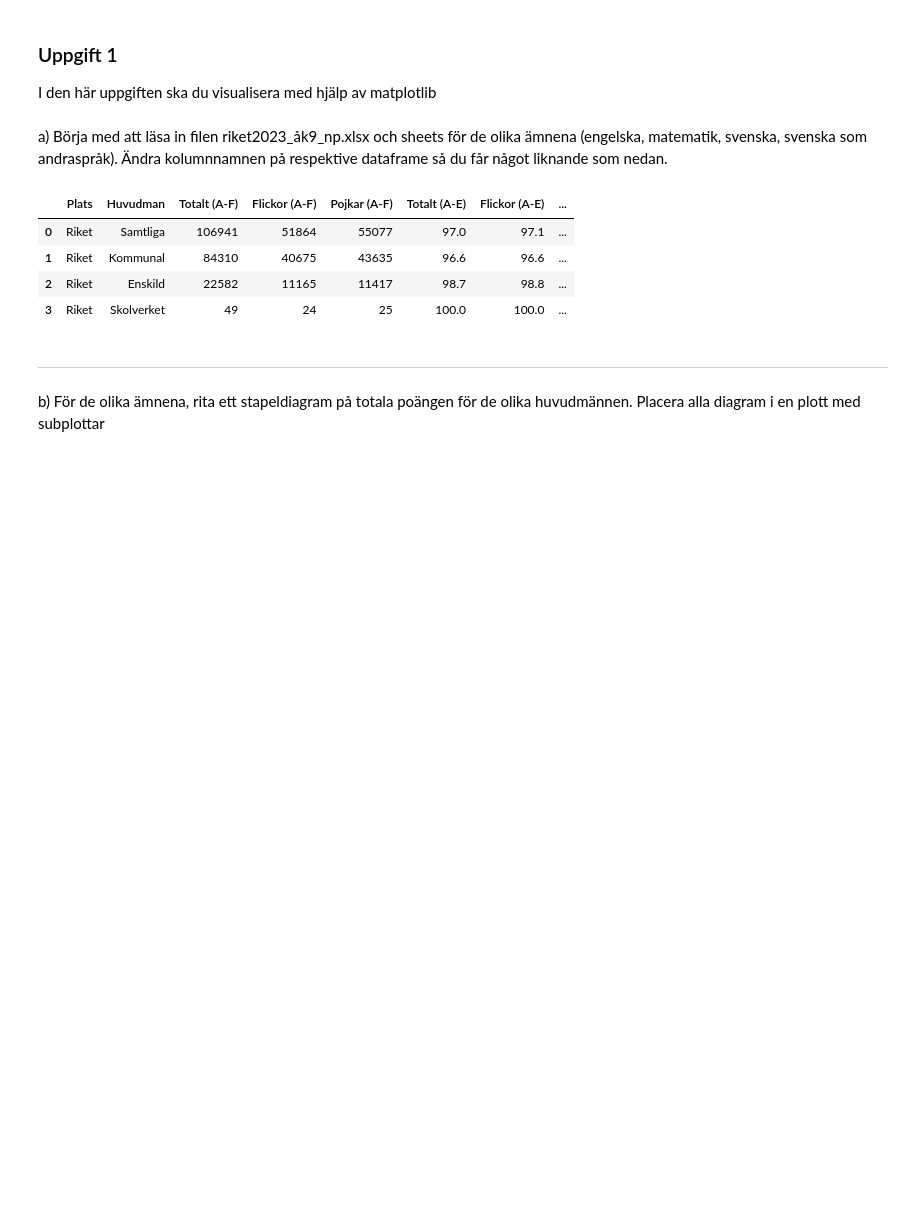
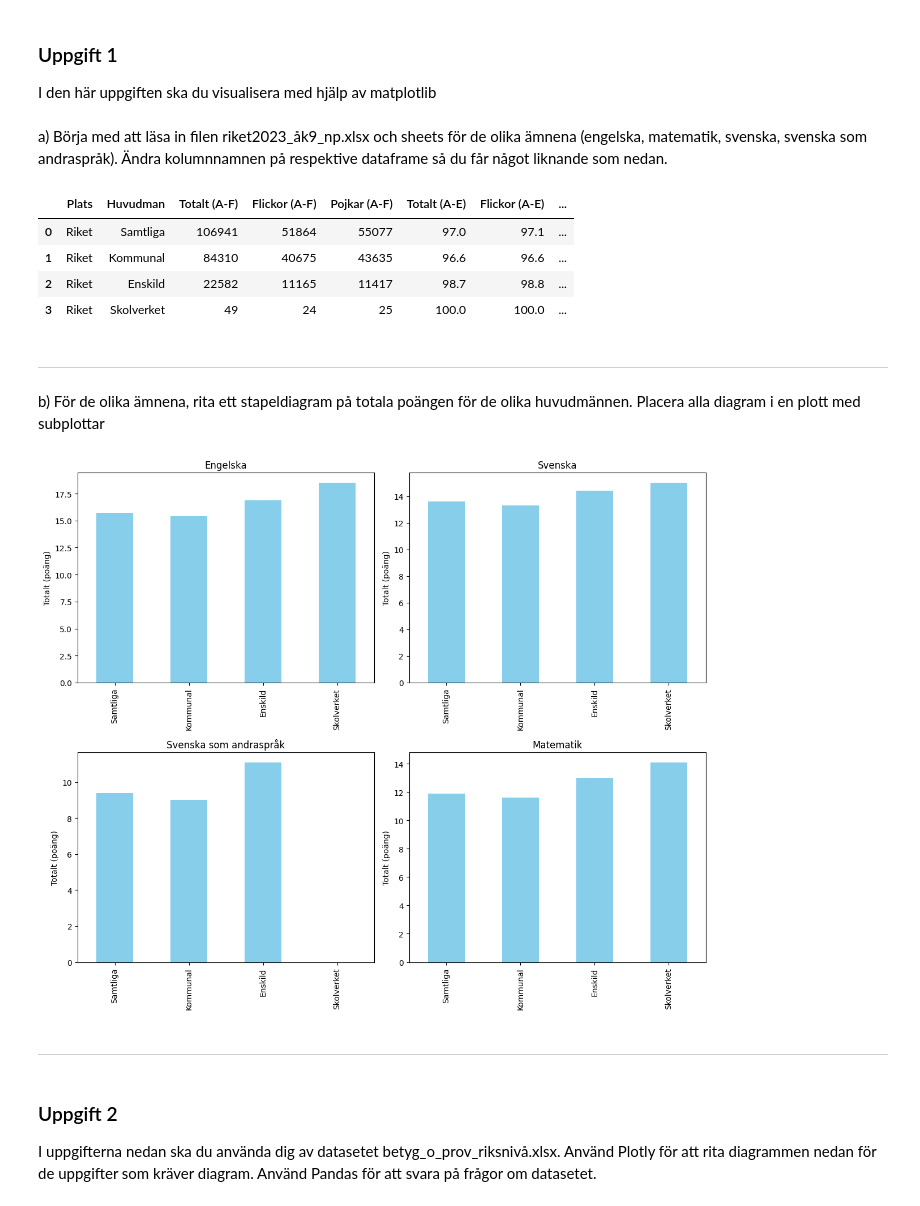
Before and after one commit to wahdanz1/OPA24_AI_Lab-2_-_Pandas_and_data_processing, a Jupyter notebook: main.ipynb, the cells around one changed output. Cells and saved outputs as stored; diff of their text form; code cells hidden in the pictures; blank space fills up the shorter version.

Commit message:
Solved step b) of task 1, and modified the code for step a) to replace '..' with '0' in one of the sheets

```diff
--- a/main.ipynb
+++ b/main.ipynb
@@ -29,6 +29,8 @@ df_list = [df_eng, df_sve, df_sve_andra, df_matte]
 # Rename the columns in all the dataframes
 for df in df_list:
     df.columns = ['Plats', 'Huvudman', 'Totalt (A-F)', 'Flickor (A-F)', 'Pojkar (A-F)', 'Totalt (A-E)', 'Flickor (A-E)', 'Pojkar (A-E)', 'Totalt (poäng)', 'Flickor (poäng)', 'Pojkar (poäng)']
+    df["Totalt (poäng)"] = df["Totalt (poäng)"].replace("..", "0")  # Replace ".." with "0"
+    df["Totalt (poäng)"] = pd.to_numeric(df["Totalt (poäng)"], errors="coerce")  # Convert to number
 
 # Display the contents of the dataframe with index 0
 df_list[0]
@@ -39,7 +41,45 @@ df_list[0]
 | 2 | Riket | Enskild | 22582 | 11165 | 11417 | 98.7 | 98.8 | ... |
 | 3 | Riket | Skolverket | 49 | 24 | 25 | 100.0 | 100.0 | ... |
 # %% [markdown]
----------------
+---
 # %% [markdown]
 b) För de olika ämnena, rita ett stapeldiagram på totala poängen för de olika huvudmännen. Placera alla diagram i en
 plott med subplottar
+# %%
+# Subject names for titles
+subjects = ["Engelska", "Svenska", "Svenska som andraspråk", "Matematik"]
+
+# Create a figure with 2 rows and 2 columns of subplots
+fig, axes = plt.subplots(2, 2, figsize=(12, 10))
+
+# Flatten the axes array so we can iterate over it easily
+axes = axes.flatten()
+
+# Loop through each dataframe and plot in the corresponding subplot
+for i, df in enumerate(df_list):
+    df.plot(
+        x='Huvudman',
+        y='Totalt (poäng)',
+        kind='bar',
+        ax=axes[i],
+        legend=False,  # Hide legend
+        color='skyblue'
+    )
+
+    axes[i].set_title(subjects[i])  # Set title for each subplot
+    axes[i].set_ylabel("Totalt (poäng)")  # Label y-axis
+    axes[i].set_xlabel("")  # "Hide" x-axis label
+
+# Adjust layout to avoid overlapping
+plt.tight_layout()
+
+# Show the full figure with all subplots
+plt.show()
+# %% [output]
+[figure, added]
+# %% [markdown]
+---
+# %% [markdown]
+### Uppgift 2
+I uppgifterna nedan ska du använda dig av datasetet betyg_o_prov_riksnivå.xlsx. Använd Plotly för att rita diagrammen
+nedan för de uppgifter som kräver diagram. Använd Pandas för att svara på frågor om datasetet.
```
